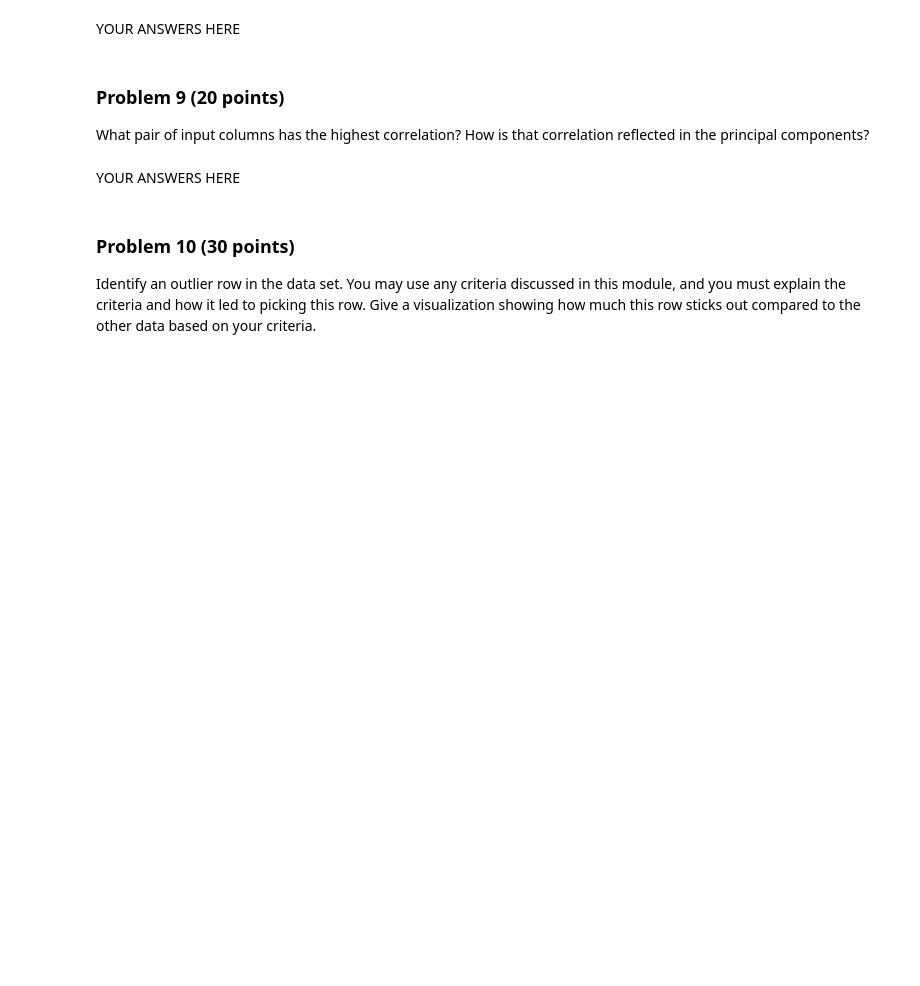
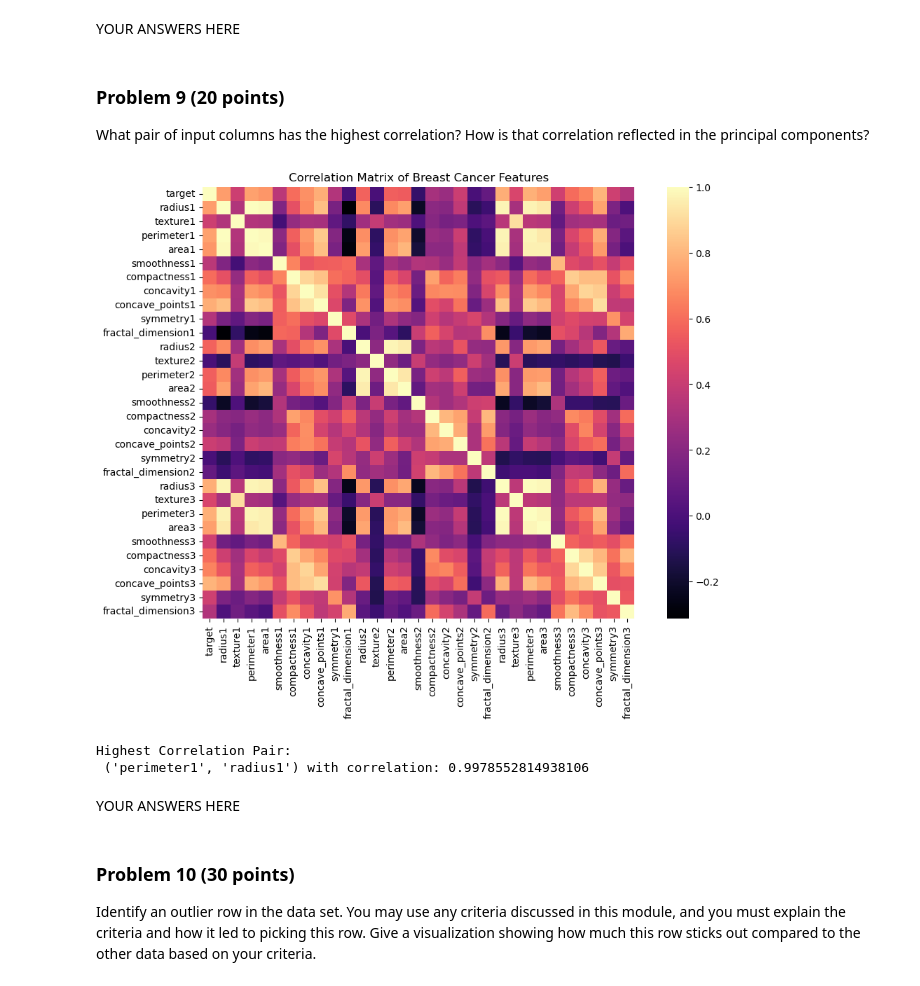
Before and after one commit to veniola/dx601-final-project, a Jupyter notebook: project.ipynb, the cells around one changed output. Cells and saved outputs as stored; diff of their text form; code cells hidden in the pictures; blank space fills up the shorter version.

```diff
--- a/project.ipynb
+++ b/project.ipynb
@@ -566,2 +564,20 @@ How is that correlation reflected in the principal components?
+# %%
+# Correlation Matrix to visualize input columns with highest correlation:
+correlation_matrix = breast_cancer.corr()
+plt.figure(figsize=(12, 8))
+sns.heatmap(correlation_matrix, annot=False, fmt=".1f", cmap="magma", square=True)
+
+# Add title
+plt.title("Correlation Matrix of Breast Cancer Features")
+plt.show()
+
+# Calculate highest correlation pair (excluding self-correlation)
+highest_correlation = correlation_matrix.abs().unstack().sort_values(ascending=False)
+highest_correlation = highest_correlation[highest_correlation < 1]  # Exclude self-correlation
+print("Highest Correlation Pair:\n", highest_correlation.idxmax(), "with correlation:", highest_correlation.max())
+# %% [output]
+[figure, added]
+Highest Correlation Pair:
+ ('perimeter1', 'radius1') with correlation: 0.9978552814938106
 # %% [markdown]
 YOUR ANSWERS HERE
```
Also changed, not shown: parts of 7 cells of this notebook.
